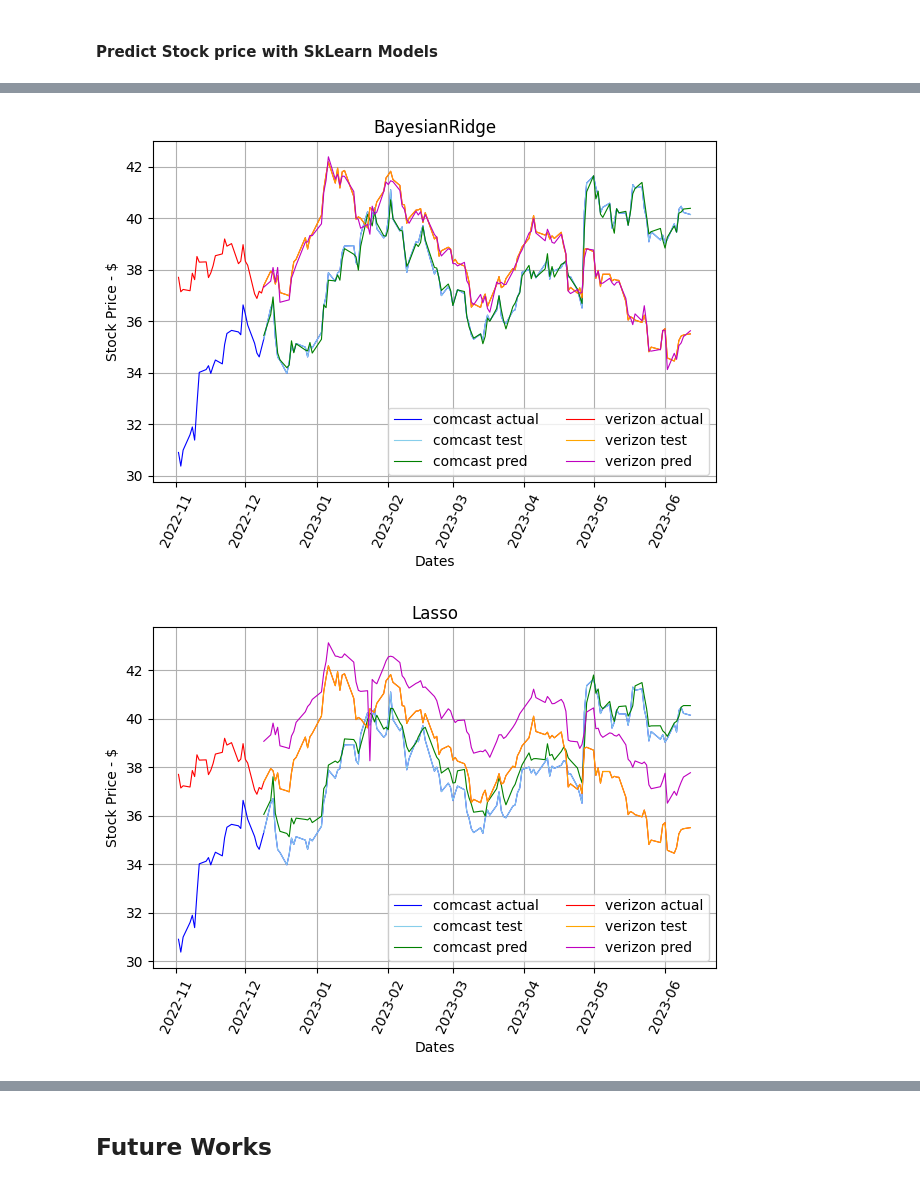
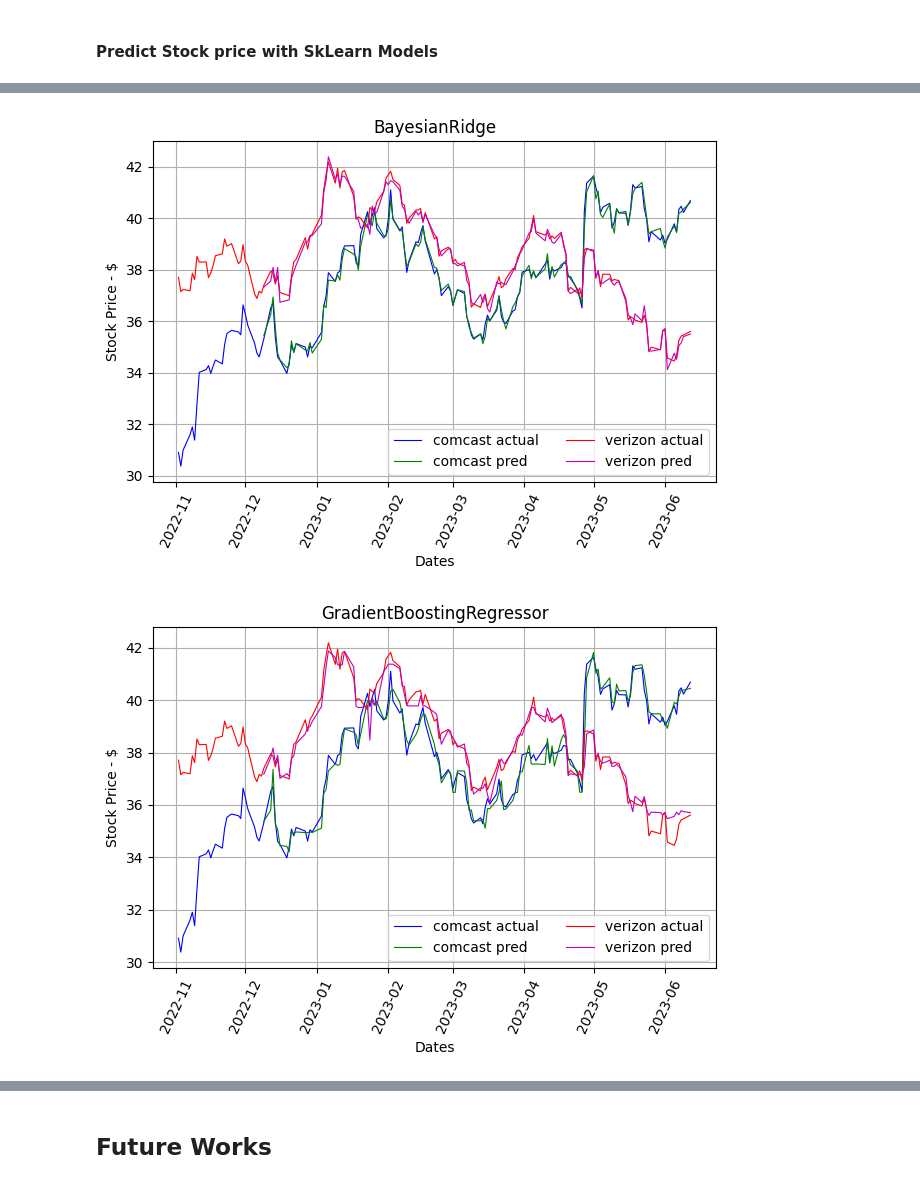
Before and after one commit to geoffpatton/stock-prediction, a Jupyter notebook: project_impl.ipynb, the cells around one changed output, grey strips where cells are left out. Saved outputs shown, nothing was run; the diff lists cells and outputs as text; code cells hidden in the pictures.

Commit message:
Updated model plots

```diff
--- a/project_impl.ipynb
+++ b/project_impl.ipynb
@@ -224,11 +224,11 @@ def plot_dual_graph(model_name, stock_df_1, test_x_1, test_y_1, prediction_y_1,
     ax.set(xlabel='Dates', ylabel='Stock Price - $', title=model_name)
 
     ax.plot(stock_df_1.index, stock_df_1['close'], label='comcast actual', c='b', linewidth=.8)
-    ax.plot(test_x_1.index, test_y_1, label='comcast test', c='skyblue', linewidth=.8)
+    #ax.plot(test_x_1.index, test_y_1, label='comcast test', c='skyblue', linewidth=.8)
     ax.plot(test_x_1.index, prediction_y_1, label='comcast pred', c='g', linewidth=.8)
 
     ax.plot(stock_df_2.index, stock_df_2['close'], label='verizon actual', c='r', linewidth=.8)
-    ax.plot(test_x_2.index, test_y_2, label='verizon test', c='orange', linewidth=.8)
+    #ax.plot(test_x_2.index, test_y_2, label='verizon test', c='orange', linewidth=.8)
     ax.plot(test_x_2.index, prediction_y_2, label='verizon pred', c='m', linewidth=.8)
 
     for tick in ax.get_xticklabels():
@@ -254,11 +254,11 @@ def calculate_metrics(text_y, y_pred, model_name):
 # %%
 from collections import defaultdict
 from sklearn.model_selection import train_test_split
-from sklearn.linear_model import LinearRegression, BayesianRidge, Lasso
+from sklearn.linear_model import LinearRegression, BayesianRidge
 from sklearn.ensemble import GradientBoostingRegressor, RandomForestRegressor
 from sklearn.tree import DecisionTreeRegressor
 
-all_models = [LinearRegression(), BayesianRidge(), Lasso(), GradientBoostingRegressor(), DecisionTreeRegressor(), RandomForestRegressor()]
+all_models = [LinearRegression(), BayesianRidge(), GradientBoostingRegressor(), DecisionTreeRegressor(), RandomForestRegressor()]
 metric_results_dict = defaultdict(list)
 
 all_stock_df = pd.read_csv('./data/candlestick_data.csv', header = 0).sort_values(by=['unix_time'])
@@ -323,2 +323,2 @@ display(metrics_df)
-[figure, old version]
+[figure, new version]
-[figure, old version]
+[figure, new version]
```
Also changed, not shown: parts of 5 cells of this notebook, 7 other files.
